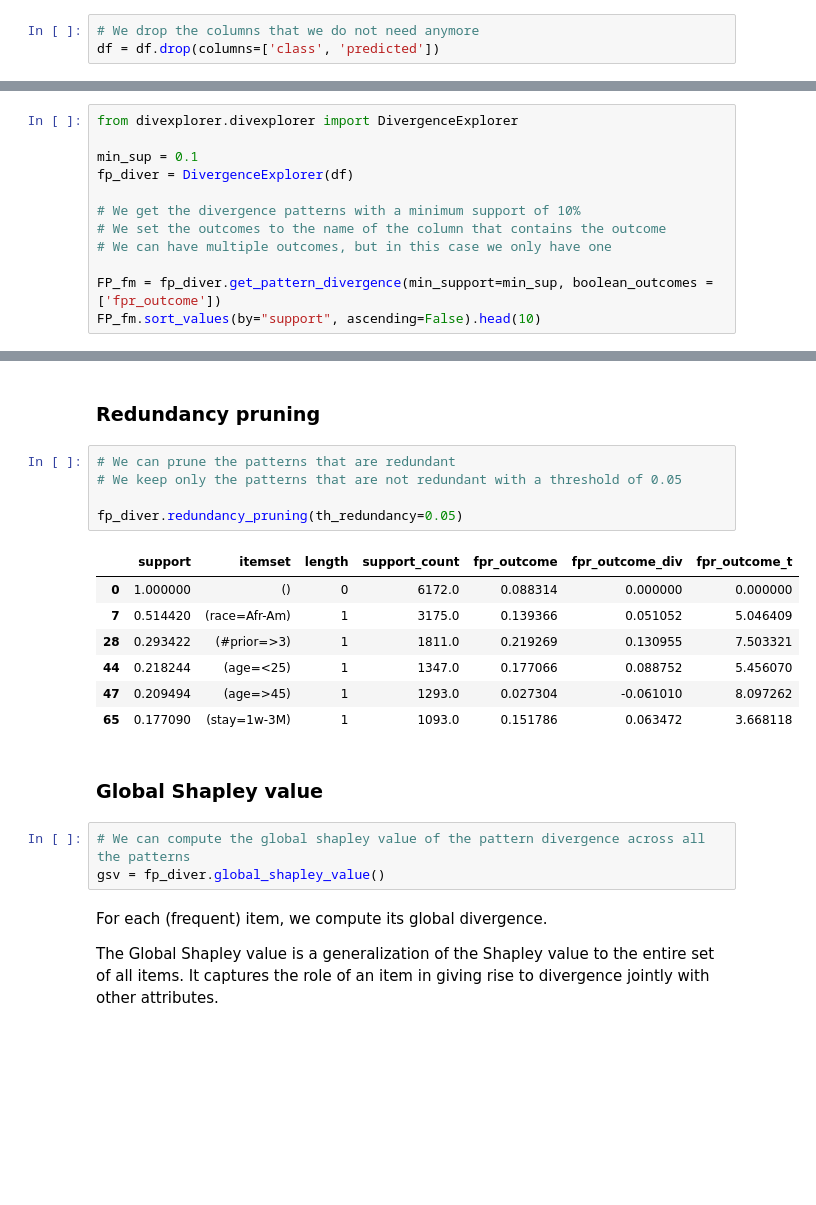
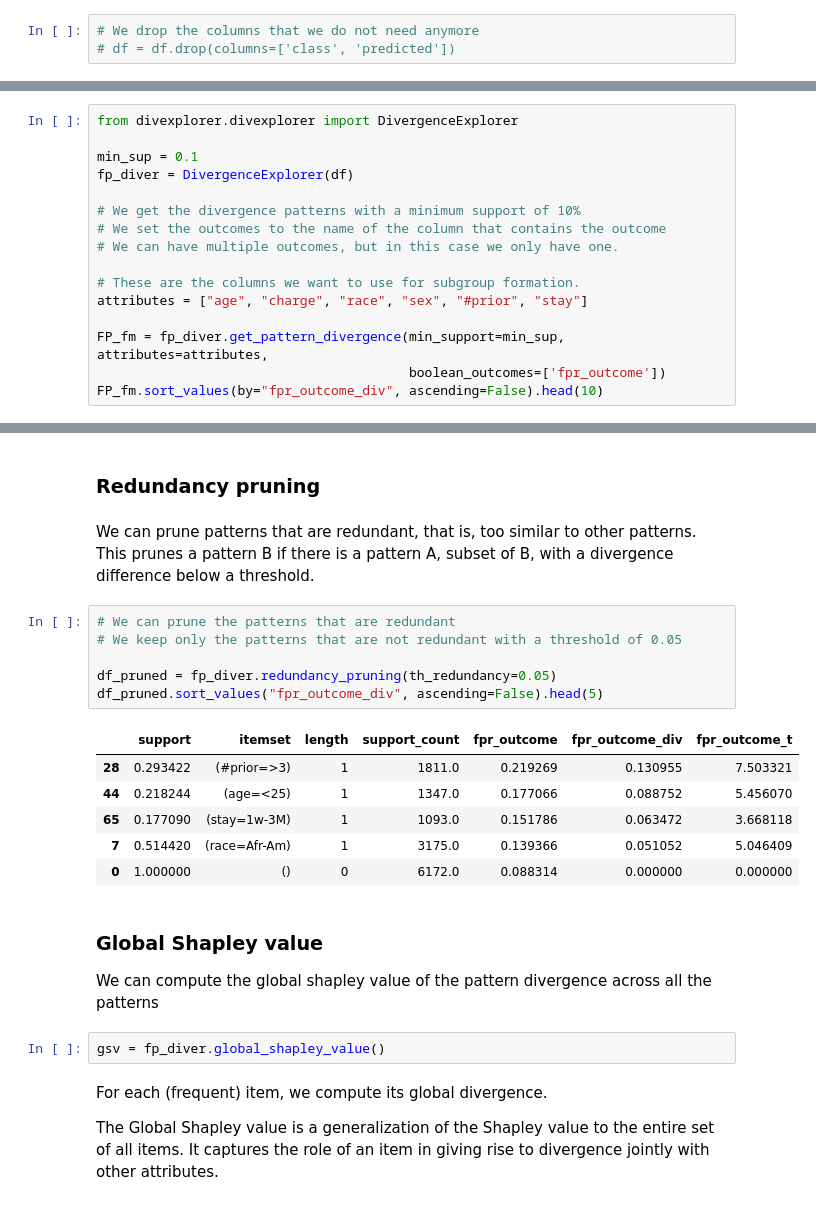
Before and after one commit to divexplorer/divexplorer, a Jupyter notebook: example_compas.ipynb, the cells around one changed output, grey strips where cells are left out. Drawn from its saved outputs; the diff is of its cells as text; blank space fills up the shorter version.

```diff
--- a/example_compas.ipynb
+++ b/example_compas.ipynb
@@ -51,7 +59,7 @@ from divexplorer.outcomes import get_false_positive_rate_outcome
 df['fpr_outcome'] =  get_false_positive_rate_outcome(y_trues, y_preds, negative_value=0)
 # %%
 # We drop the columns that we do not need anymore
-df = df.drop(columns=['class', 'predicted'])
+# df = df.drop(columns=['class', 'predicted'])
 # %% [markdown]
 # Compute pattern divergence
 # %% [markdown]
@@ -64,9 +72,13 @@ fp_diver = DivergenceExplorer(df)
 
 # We get the divergence patterns with a minimum support of 10%
 # We set the outcomes to the name of the column that contains the outcome
-# We can have multiple outcomes, but in this case we only have one
+# We can have multiple outcomes, but in this case we only have one.
 
-FP_fm = fp_diver.get_pattern_divergence(min_support=min_sup, boolean_outcomes = ['fpr_outcome'])
-FP_fm.sort_values(by="support", ascending=False).head(10)
+# These are the columns we want to use for subgroup formation.
+attributes = ["age", "charge", "race", "sex", "#prior", "stay"]
+
+FP_fm = fp_diver.get_pattern_divergence(min_support=min_sup, attributes=attributes,
+                                        boolean_outcomes=['fpr_outcome'])
+FP_fm.sort_values(by="fpr_outcome_div", ascending=False).head(10)
 # %% [output]
 |  | support | itemset | fpr_outcome | fpr_outcome_div | fpr_outcome_t | length | support_count |
@@ -131,24 +145,28 @@ fp_diver.plot_shapley_value(pattern = pattern, figsize=(2,2), title="Shapley val
 [figure]
 # %% [markdown]
 ### Redundancy pruning
+# %% [markdown]
+We can prune patterns that are redundant, that is, too similar to other patterns.
+This prunes a pattern B if there is a pattern A, subset of B, with a divergence difference below a threshold.
 # %%
 # We can prune the patterns that are redundant
 # We keep only the patterns that are not redundant with a threshold of 0.05
 
-fp_diver.redundancy_pruning(th_redundancy=0.05)
+df_pruned = fp_diver.redundancy_pruning(th_redundancy=0.05)
+df_pruned.sort_values("fpr_outcome_div", ascending=False).head(5)
 # %% [output]
 |  | support | itemset | length | support_count | fpr_outcome | fpr_outcome_div | fpr_outcome_t |
-| 0 | 1.000000 | () | 0 | 6172.0 | 0.088314 | 0.000000 | 0.000000 |
-| 7 | 0.514420 | (race=Afr-Am) | 1 | 3175.0 | 0.139366 | 0.051052 | 5.046409 |
 | 28 | 0.293422 | (#prior=>3) | 1 | 1811.0 | 0.219269 | 0.130955 | 7.503321 |
 | 44 | 0.218244 | (age=<25) | 1 | 1347.0 | 0.177066 | 0.088752 | 5.456070 |
-| 47 | 0.209494 | (age=>45) | 1 | 1293.0 | 0.027304 | -0.061010 | 8.097262 |
 | 65 | 0.177090 | (stay=1w-3M) | 1 | 1093.0 | 0.151786 | 0.063472 | 3.668118 |
+| 7 | 0.514420 | (race=Afr-Am) | 1 | 3175.0 | 0.139366 | 0.051052 | 5.046409 |
+| 0 | 1.000000 | () | 0 | 6172.0 | 0.088314 | 0.000000 | 0.000000 |
-# %% [markdown]
-### Global Shapley value
-# %%
-# We can compute the global shapley value of the pattern divergence across all the patterns
-gsv = fp_diver.global_shapley_value()
+# %% [markdown]
+### Global Shapley value
+
+We can compute the global shapley value of the pattern divergence across all the patterns
+# %%
+gsv = fp_diver.global_shapley_value()
 # %% [markdown]
 For each (frequent) item, we compute its global divergence.
 
```
Also changed, not shown: parts of 9 cells of this notebook.
